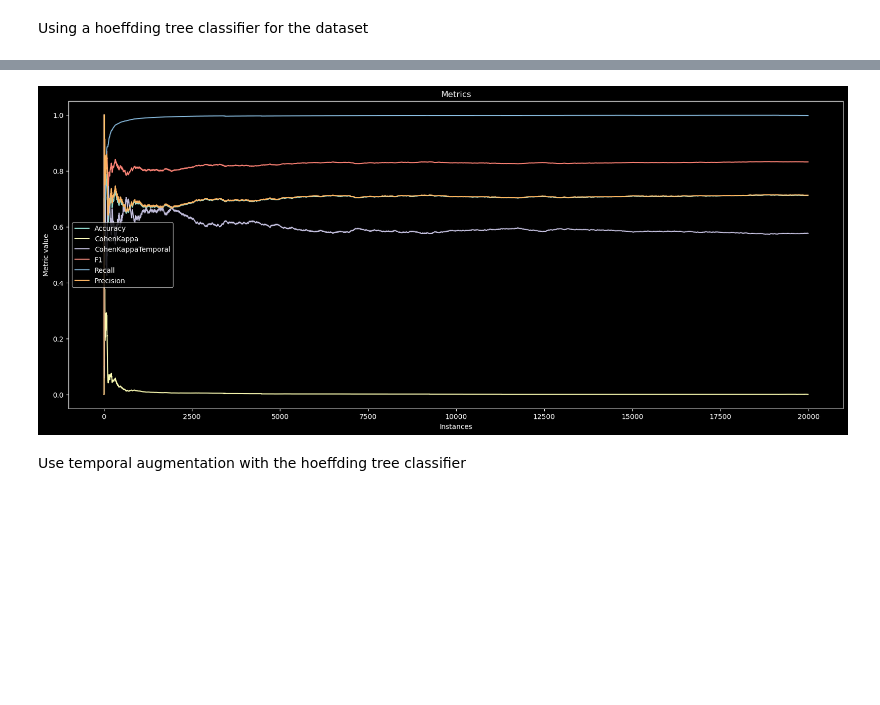
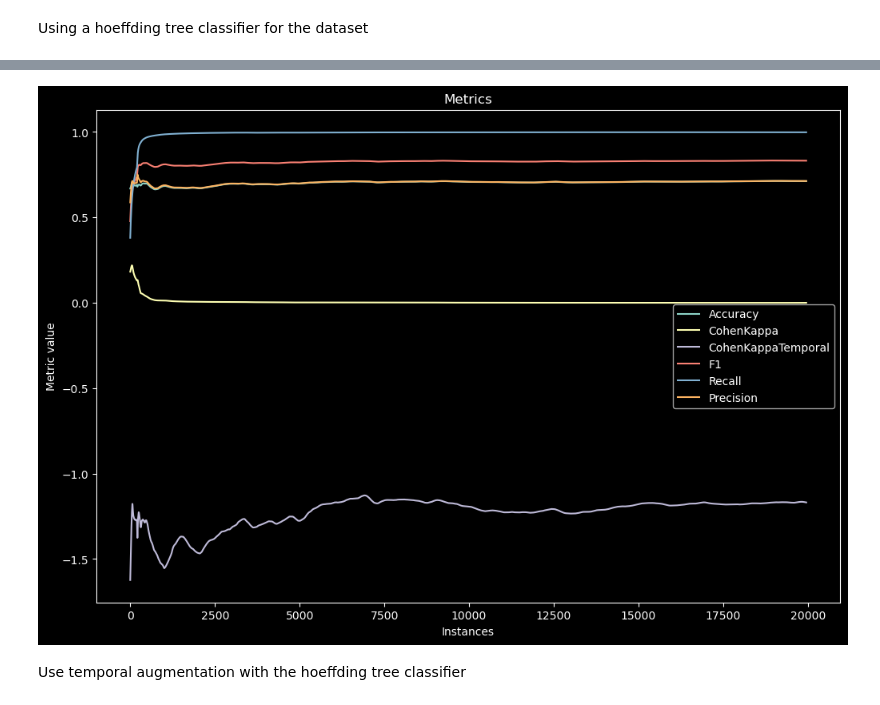
Before and after one commit to SimonGiampy/NARMA-SML, a Jupyter notebook: NARMA_Streaming_ML_Evaluation.ipynb, the cells around one changed output, grey strips where cells are left out. Cells and saved outputs as stored; diff of their text form; code cells hidden in the pictures; blank space fills up the shorter version.

```diff
--- a/NARMA_Streaming_ML_Evaluation.ipynb
+++ b/NARMA_Streaming_ML_Evaluation.ipynb
@@ -249,19 +255,20 @@ Functions used to plot the metrics of the models trainings over time
 # extract a float number from a string, for example: "asd0.5sad" -> 0.5
 def extract_float(string):
 	string = str(string)
-	number = float(''.join(ele for ele in string if ele.isdigit() or ele == '.'))
+	number = float(''.join(ele for ele in string if ele.isdigit() or ele == '.' or ele == '-'))
 	if (number > 100):
-		number = number - 100.0;
+		number = number - 100.0
+
 	return number / 100.0
 
 # plot the results in a single plot, where each column values are plotted as a line
 def plot_metrics(results):
 
-	fig, ax = plt.subplots()
+	fig, ax = plt.subplots(figsize=(12, 8))
 	# metrics list used in the evaluation
 	labels = ["Accuracy", "CohenKappa", "CohenKappaTemporal", "F1", "Recall", "Precision"]
 	for i in range(0, results.shape[1] - 1):
-		ax.plot(results[10:, i], label=labels[i])
+		ax.plot(results[50:, i], label=labels[i])
 
 	ax.set_xlabel("Instances")
 	ax.set_ylabel("Metric value")
@@ -281,6 +288,13 @@ def prequential_evaluation(datastream, model):
 		Recall(),
 		Precision()
 	])
+
+	# create array of 6 rolling objects, one for each metric
+	rolling_metrics = np.empty(6, dtype = object)
+	for i in range(6):
+		# add metrics wrapper Rolling from river
+		rolling_metrics[i] = Rolling(Mean(), window_size = 250)
+
 	# evaluate model
 	metric_results = iter_progressive_val_score(dataset = datastream, model = model, metric = my_metrics)
 
@@ -289,12 +303,20 @@ def prequential_evaluation(datastream, model):
 	results = np.empty(dataset_size, dtype = float)
 	for i, element in enumerate(metric_results):
 		values_dict = np.array(list(element.values()))
-		if (i % 1000 == 0):
+
+		# print every 1000th element
+		if ((i + 1) % 1000 == 0):
 			# print element of the values dict separated by commas
 			print(*values_dict, sep = ", ")
+
 		# get the float values from the string values in the results array
 		results[i, :] = [extract_float(x) for x in values_dict]
 
+		# apply rolling metrics to values_dict
+		for j in range(6):
+			rolling_metrics[j].update(results[i, j])
+			results[i, j] = rolling_metrics[j].get()
+
 	return results
 # %% [markdown]
 # Evaluation on the dataset with no concept drift and base learners
@@ -300,0 +325,6 @@ def prequential_evaluation(datastream, model):
+# %%
+# numpy array with depth 3, 6 columns and 10 rows
+# each depth represents a different dataset
+# each column represents a different metric
+# each row represents a different training instance
+scores = np.empty((6, 6, 3), dtype = float)
@@ -300,0 +333,9 @@ def prequential_evaluation(datastream, model):
+# %%
+model = naive_bayes.GaussianNB()
+
+datastream = iter_pandas(X = dataset_no_drift[features], y = dataset_no_drift[target])
+metric_results = prequential_evaluation(datastream, model)
+plot_metrics(metric_results)
+
+# save final results to numpy array
+scores[0, :, 0] = metric_results[dataset_size[0] - 1, :-1]
@@ -307,4 +370,7 @@ model = HoeffdingTreeClassifier()
 
 metric_results = prequential_evaluation(datastream, model)
 plot_metrics(metric_results)
+
+# save final results to numpy array
+scores[1, :, 0] = metric_results[dataset_size[0] - 1, :-1]
 # %% [output]
@@ -331,4 +397,4 @@ Accuracy: 71.29%, CohenKappa: -0.01%, CohenKappaTemporal: 57.42%, F1: 83.23%, Re
-[figure, old version]
+[figure, new version]
 # %% [markdown]
 Use temporal augmentation with the hoeffding tree classifier
 # %%
```
Also changed, not shown: parts of 39 cells of this notebook.
